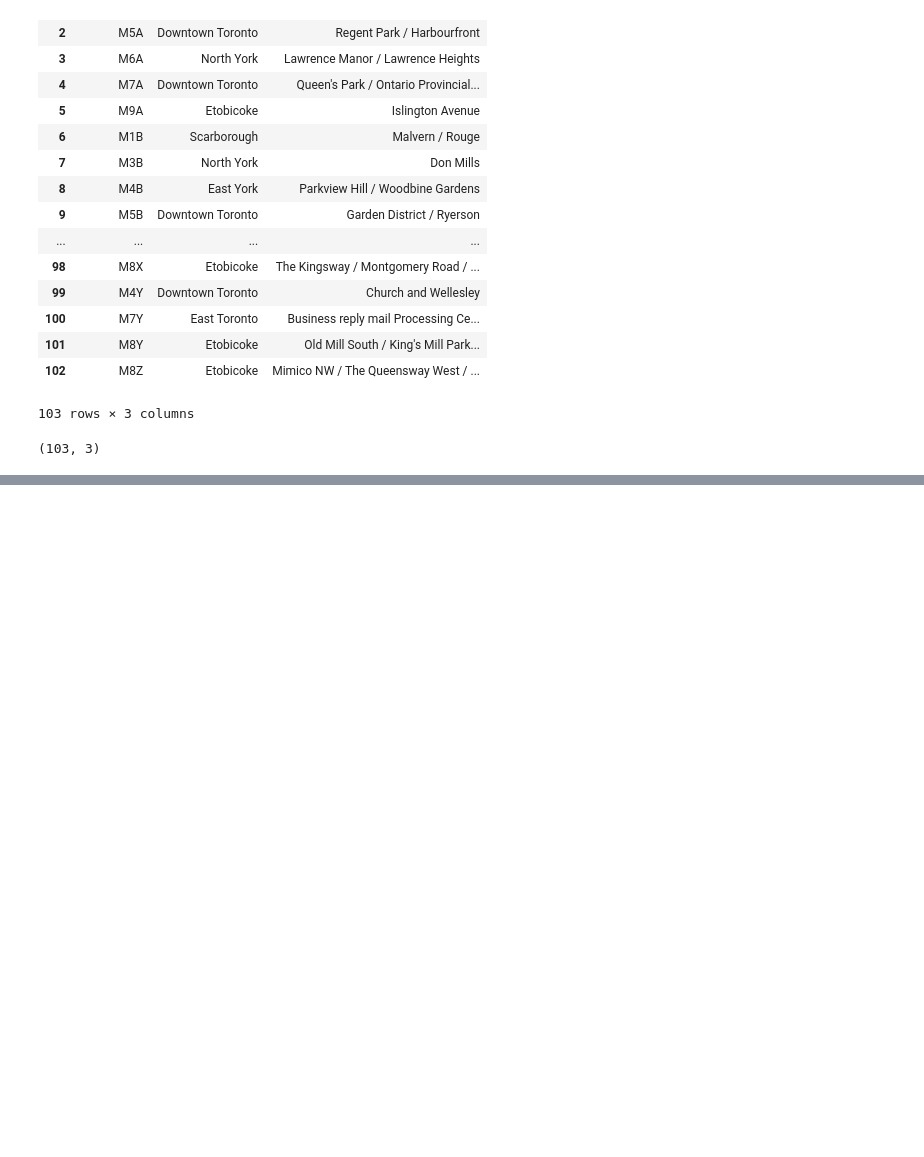
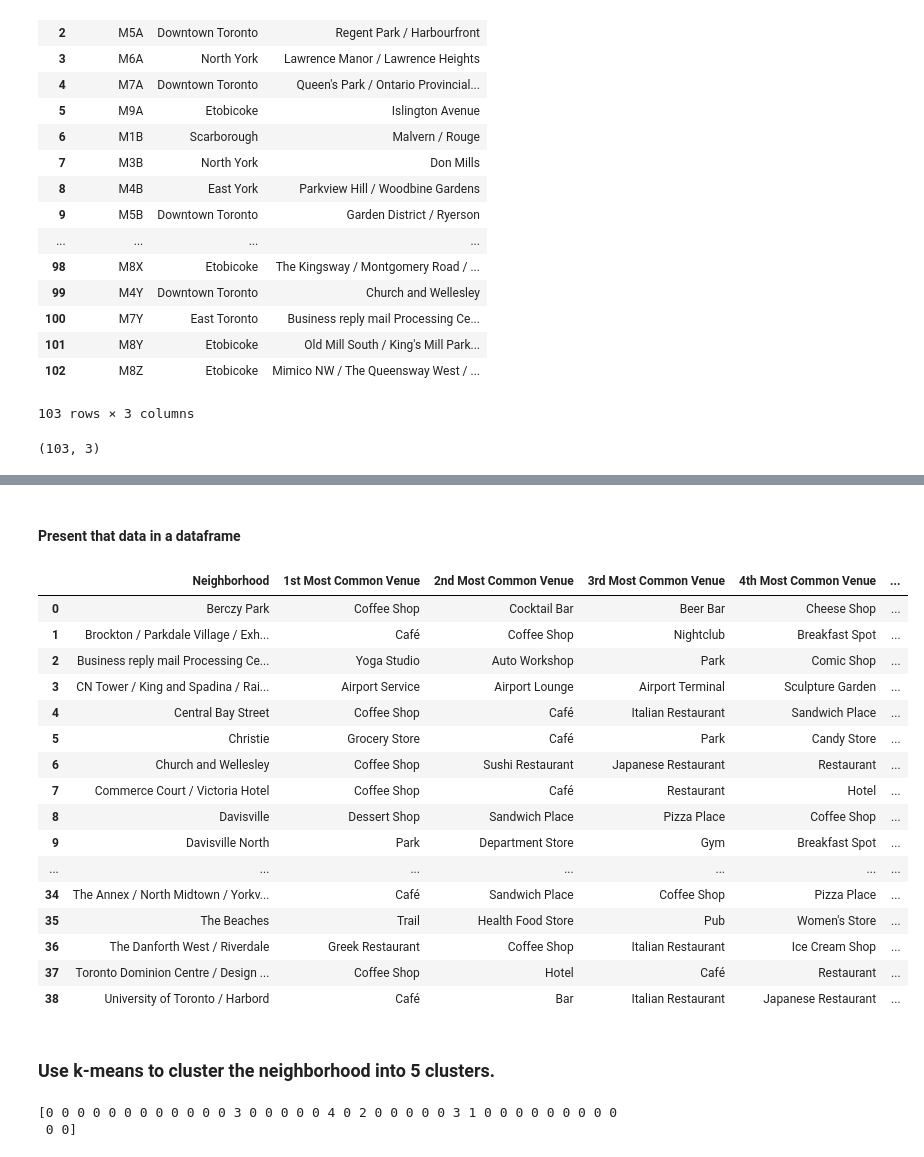
Before and after one commit to smatralph/Coursera_Capstone, a Jupyter notebook: IBM Capstone Project Week 3.ipynb, the cells around one changed output, grey strips where cells are left out. Cells and saved outputs as stored; diff of their text form; code cells hidden in the pictures; blank space fills up the shorter version.

```diff
--- a/IBM Capstone Project Week 3.ipynb
+++ b/IBM Capstone Project Week 3.ipynb
@@ -89,0 +409,62 @@ df.shape
+# %% [markdown]
+#### Present that data in a dataframe
+# %%
+def return_most_common_venues(row, num_top_venues):
+    row_categories = row.iloc[1:]
+    row_categories_sorted = row_categories.sort_values(ascending=False)
+
+    return row_categories_sorted.index.values[0:num_top_venues]
+
+num_top_venues = 10
+
+indicators = ['st', 'nd', 'rd']
+
+# create columns according to number of top venues
+columns = ['Neighborhood']
+for ind in np.arange(num_top_venues):
+    try:
+        columns.append('{}{} Most Common Venue'.format(ind+1, indicators[ind]))
+    except:
+        columns.append('{}th Most Common Venue'.format(ind+1))
+
+# create a new dataframe
+neighborhoods_venues_sorted = pd.DataFrame(columns=columns)
+neighborhoods_venues_sorted['Neighborhood'] = xToronto_grouped['Neighborhood']
+
+for ind in np.arange(xToronto_grouped.shape[0]):
+    neighborhoods_venues_sorted.iloc[ind, 1:] = return_most_common_venues(xToronto_grouped.iloc[ind, :], num_top_venues)
+
+neighborhoods_venues_sorted
+# %% [output]
+|  | Neighborhood | 1st Most Common Venue | 2nd Most Common Venue | 3rd Most Common Venue | 4th Most Common Venue | ... |
+| 0 | Berczy Park | Coffee Shop | Cocktail Bar | Beer Bar | Cheese Shop | ... |
+| 1 | Brockton / Parkdale Village / Exh... | Café | Coffee Shop | Nightclub | Breakfast Spot | ... |
+| 2 | Business reply mail Processing Ce... | Yoga Studio | Auto Workshop | Park | Comic Shop | ... |
+| 3 | CN Tower / King and Spadina / Rai... | Airport Service | Airport Lounge | Airport Terminal | Sculpture Garden | ... |
+| 4 | Central Bay Street | Coffee Shop | Café | Italian Restaurant | Sandwich Place | ... |
+| 5 | Christie | Grocery Store | Café | Park | Candy Store | ... |
+| 6 | Church and Wellesley | Coffee Shop | Sushi Restaurant | Japanese Restaurant | Restaurant | ... |
+| 7 | Commerce Court / Victoria Hotel | Coffee Shop | Café | Restaurant | Hotel | ... |
+| 8 | Davisville | Dessert Shop | Sandwich Place | Pizza Place | Coffee Shop | ... |
+| 9 | Davisville North | Park | Department Store | Gym | Breakfast Spot | ... |
+| ... | ... | ... | ... | ... | ... | ... |
+| 34 | The Annex / North Midtown / Yorkv... | Café | Sandwich Place | Coffee Shop | Pizza Place | ... |
+| 35 | The Beaches | Trail | Health Food Store | Pub | Women's Store | ... |
+| 36 | The Danforth West / Riverdale | Greek Restaurant | Coffee Shop | Italian Restaurant | Ice Cream Shop | ... |
+| 37 | Toronto Dominion Centre / Design ... | Coffee Shop | Hotel | Café | Restaurant | ... |
+| 38 | University of Toronto / Harbord | Café | Bar | Italian Restaurant | Japanese Restaurant | ... |
+# %% [markdown]
+### Use k-means to cluster the neighborhood into 5 clusters.
+# %%
+kclusters = 5
+
+xToronto_grouped_clustering = xToronto_grouped.drop('Neighborhood', 1)
+
+# run k-means clustering
+kmeans = KMeans(n_clusters=kclusters, random_state=0).fit(xToronto_grouped_clustering)
+
+# check cluster labels generated for each row in the dataframe
+print(kmeans.labels_[:])
+# %% [output]
+[0 0 0 0 0 0 0 0 0 0 0 0 3 0 0 0 0 0 4 0 2 0 0 0 0 0 3 1 0 0 0 0 0 0 0 0 0
+ 0 0]
```
Also changed, not shown: parts of 43 cells of this notebook.
